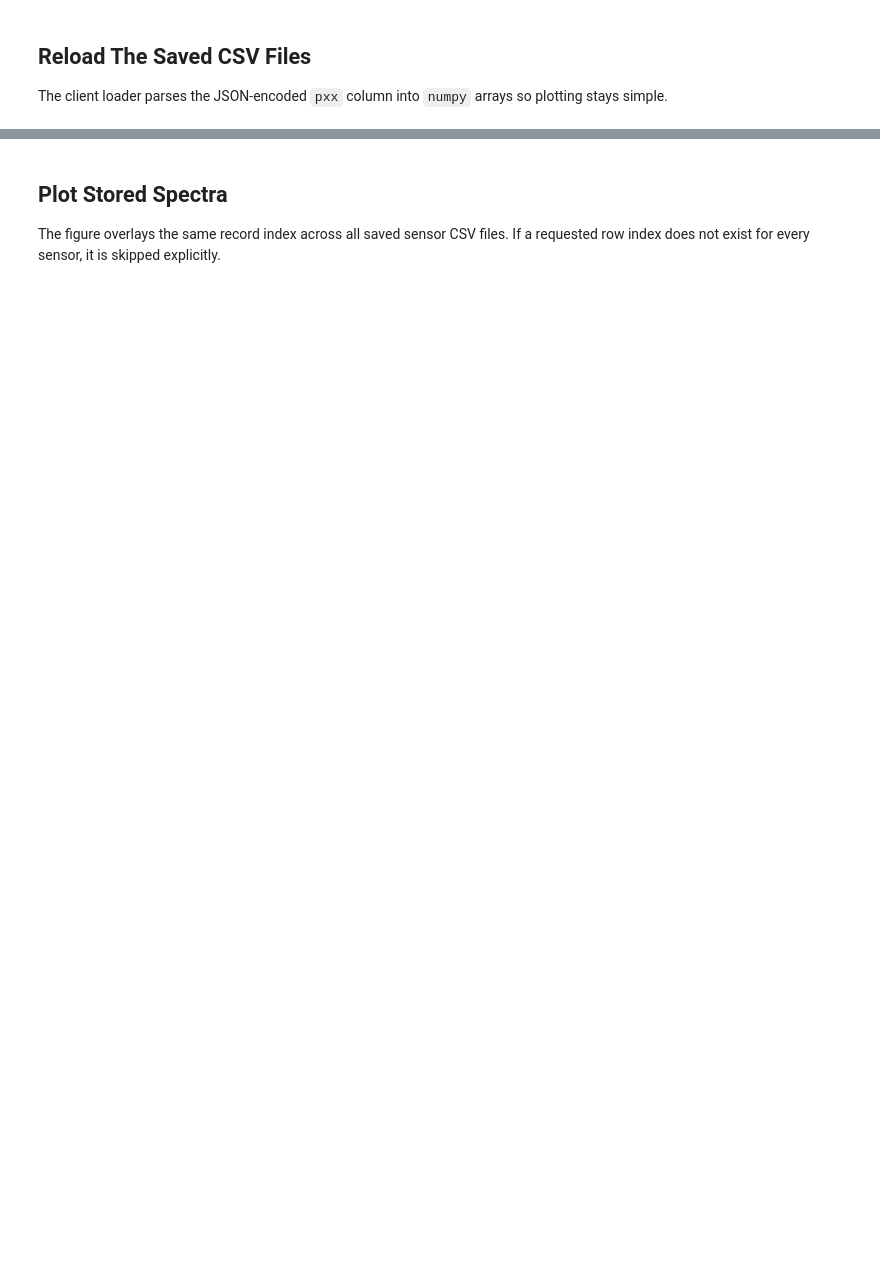
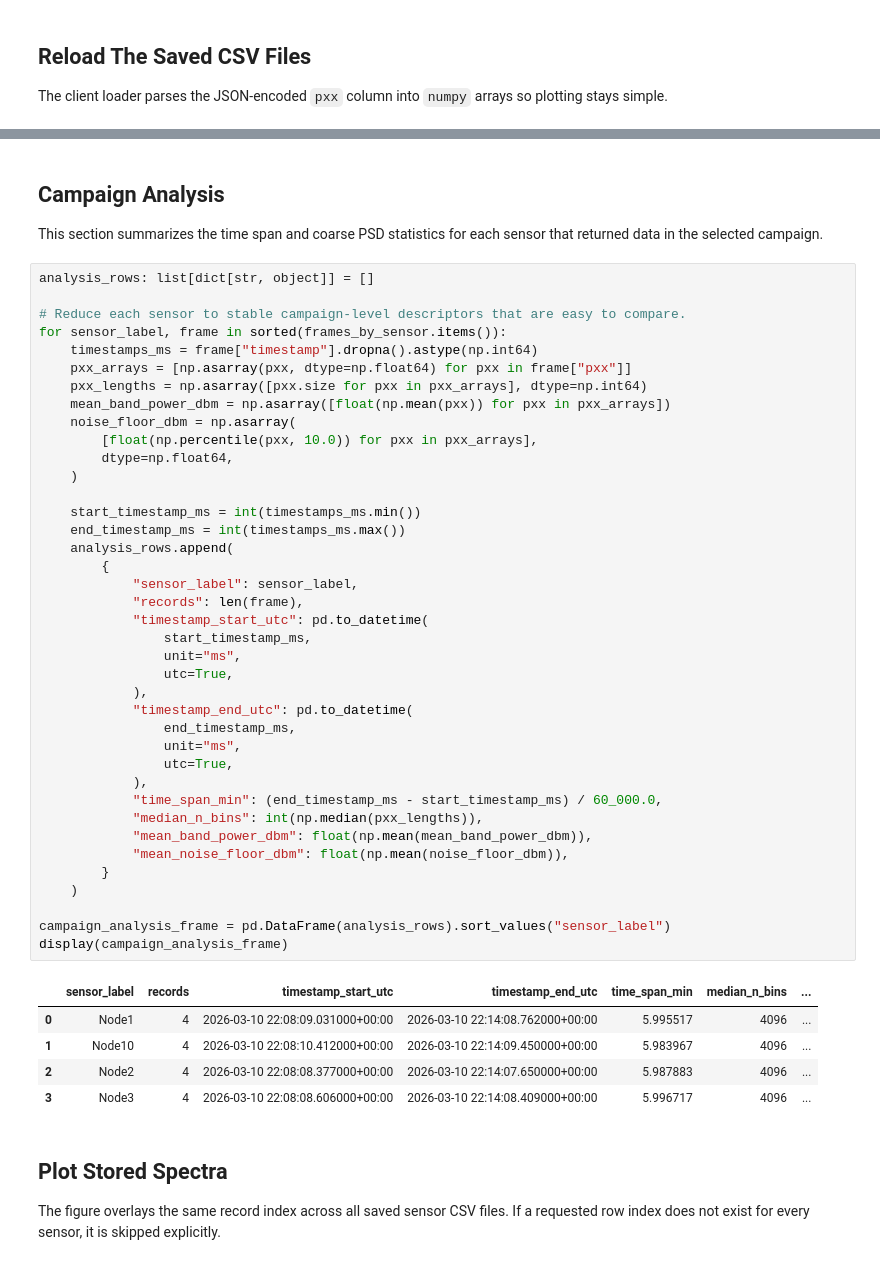
Before and after one commit to AlmondSund/MeasurementCalibration, a Jupyter notebook: notebooks/example_client.ipynb, the cells around one changed output, grey strips where cells are left out. Saved outputs shown, nothing was run; the diff lists cells and outputs as text; blank space fills up the shorter version.

```diff
--- a/notebooks/example_client.ipynb
+++ b/notebooks/example_client.ipynb
@@ -181,3 +219,52 @@ display(summary_frame)
+# %% [markdown]
+## Campaign Analysis
+
+This section summarizes the time span and coarse PSD statistics for each sensor that returned data in the selected campaign.
+# %%
+analysis_rows: list[dict[str, object]] = []
+
+# Reduce each sensor to stable campaign-level descriptors that are easy to compare.
+for sensor_label, frame in sorted(frames_by_sensor.items()):
+    timestamps_ms = frame["timestamp"].dropna().astype(np.int64)
+    pxx_arrays = [np.asarray(pxx, dtype=np.float64) for pxx in frame["pxx"]]
+    pxx_lengths = np.asarray([pxx.size for pxx in pxx_arrays], dtype=np.int64)
+    mean_band_power_dbm = np.asarray([float(np.mean(pxx)) for pxx in pxx_arrays])
+    noise_floor_dbm = np.asarray(
+        [float(np.percentile(pxx, 10.0)) for pxx in pxx_arrays],
+        dtype=np.float64,
+    )
+
+    start_timestamp_ms = int(timestamps_ms.min())
+    end_timestamp_ms = int(timestamps_ms.max())
+    analysis_rows.append(
+        {
+            "sensor_label": sensor_label,
+            "records": len(frame),
+            "timestamp_start_utc": pd.to_datetime(
+                start_timestamp_ms,
+                unit="ms",
+                utc=True,
+            ),
+            "timestamp_end_utc": pd.to_datetime(
+                end_timestamp_ms,
+                unit="ms",
+                utc=True,
+            ),
+            "time_span_min": (end_timestamp_ms - start_timestamp_ms) / 60_000.0,
+            "median_n_bins": int(np.median(pxx_lengths)),
+            "mean_band_power_dbm": float(np.mean(mean_band_power_dbm)),
+            "mean_noise_floor_dbm": float(np.mean(noise_floor_dbm)),
+        }
+    )
+
+campaign_analysis_frame = pd.DataFrame(analysis_rows).sort_values("sensor_label")
+display(campaign_analysis_frame)
+# %% [output]
+|  | sensor_label | records | timestamp_start_utc | timestamp_end_utc | time_span_min | median_n_bins | ... |
+| 0 | Node1 | 4 | 2026-03-10 22:08:09.031000+00:00 | 2026-03-10 22:14:08.762000+00:00 | 5.995517 | 4096 | ... |
+| 1 | Node10 | 4 | 2026-03-10 22:08:10.412000+00:00 | 2026-03-10 22:14:09.450000+00:00 | 5.983967 | 4096 | ... |
+| 2 | Node2 | 4 | 2026-03-10 22:08:08.377000+00:00 | 2026-03-10 22:14:07.650000+00:00 | 5.987883 | 4096 | ... |
+| 3 | Node3 | 4 | 2026-03-10 22:08:08.606000+00:00 | 2026-03-10 22:14:08.409000+00:00 | 5.996717 | 4096 | ... |
 # %% [markdown]
 ## Plot Stored Spectra
 
```
Also changed, not shown: parts of 5 cells of this notebook, 8 other files.
